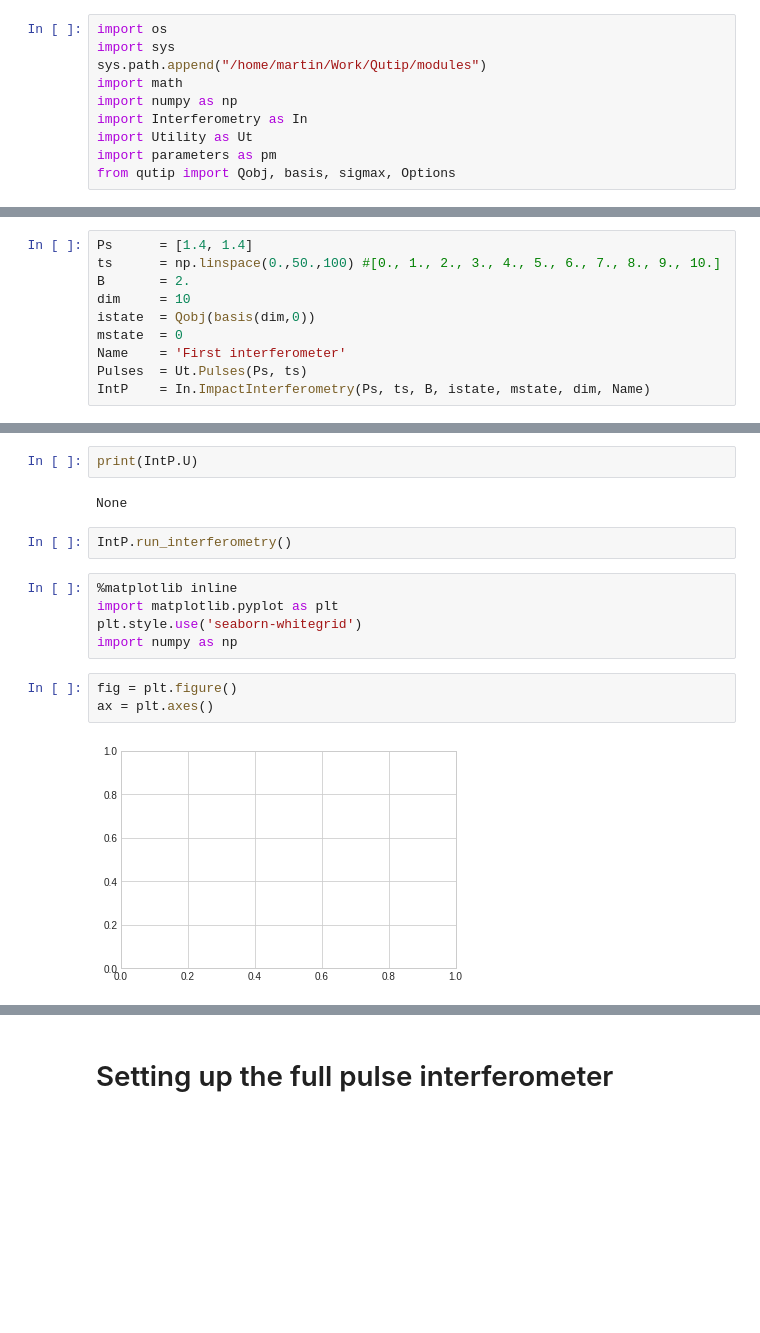
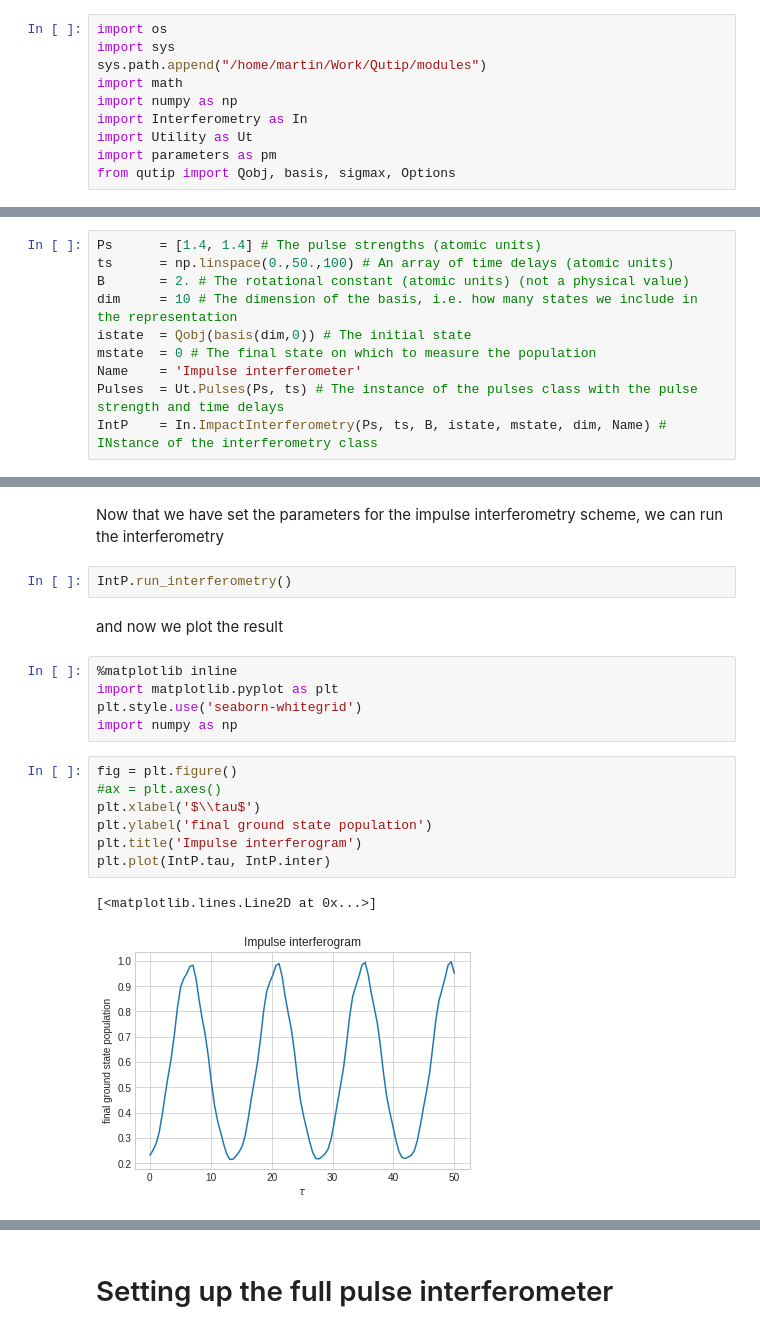
Before and after one commit to JMartinBerglund/Interferometry, a Jupyter notebook: Int1.ipynb, the cells around one changed output, grey strips where cells are left out. Saved outputs shown, nothing was run; the diff lists cells and outputs as text; blank space fills up the shorter version.

```diff
--- a/Int1.ipynb
+++ b/Int1.ipynb
@@ -13,10 +17,10 @@ from qutip import Qobj, basis, sigmax, Options
 # %%
-Ps      = [1.4, 1.4]
-ts      = np.linspace(0.,50.,100) #[0., 1., 2., 3., 4., 5., 6., 7., 8., 9., 10.]
-B       = 2.
-dim     = 10
-istate  = Qobj(basis(dim,0))
-mstate  = 0
-Name    = 'First interferometer'
-Pulses  = Ut.Pulses(Ps, ts)
-IntP    = In.ImpactInterferometry(Ps, ts, B, istate, mstate, dim, Name)
+Ps      = [1.4, 1.4] # The pulse strengths (atomic units)
+ts      = np.linspace(0.,50.,100) # An array of time delays (atomic units)
+B       = 2. # The rotational constant (atomic units) (not a physical value)
+dim     = 10 # The dimension of the basis, i.e. how many states we include in the representation
+istate  = Qobj(basis(dim,0)) # The initial state
+mstate  = 0 # The final state on which to measure the population
+Name    = 'Impulse interferometer'
+Pulses  = Ut.Pulses(Ps, ts) # The instance of the pulses class with the pulse strength and time delays
+IntP    = In.ImpactInterferometry(Ps, ts, B, istate, mstate, dim, Name) # INstance of the interferometry class
@@ -45,9 +27,9 @@ print(Pulses.t)
-# %%
-print(IntP.U)
-# %% [output]
-None
+# %% [markdown]
+Now that we have set the parameters for the impulse interferometry scheme, we can run the interferometry
 # %%
 IntP.run_interferometry()
+# %% [markdown]
+and now we plot the result
 # %%
 %matplotlib inline
 import matplotlib.pyplot as plt
@@ -55,6 +37,11 @@ plt.style.use('seaborn-whitegrid')
 import numpy as np
 # %%
 fig = plt.figure()
-ax = plt.axes()
+#ax = plt.axes()
+plt.xlabel('$\\tau$')
+plt.ylabel('final ground state population')
+plt.title('Impulse interferogram')
+plt.plot(IntP.tau, IntP.inter)
 # %% [output]
+[<matplotlib.lines.Line2D at 0x...>]
-[figure, old version]
+[figure, new version]
```
Also changed, not shown: parts of 9 cells of this notebook.
